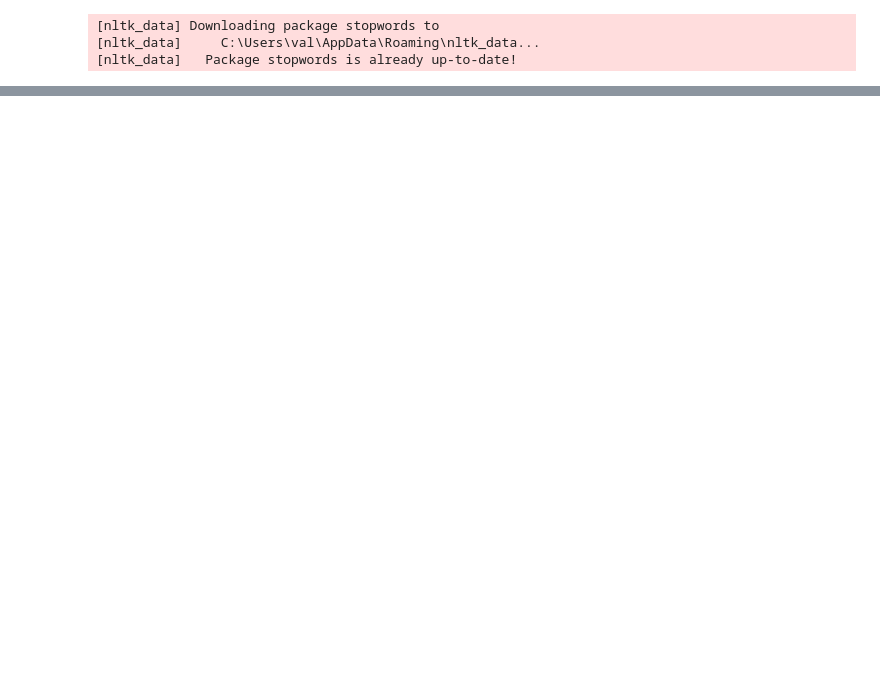
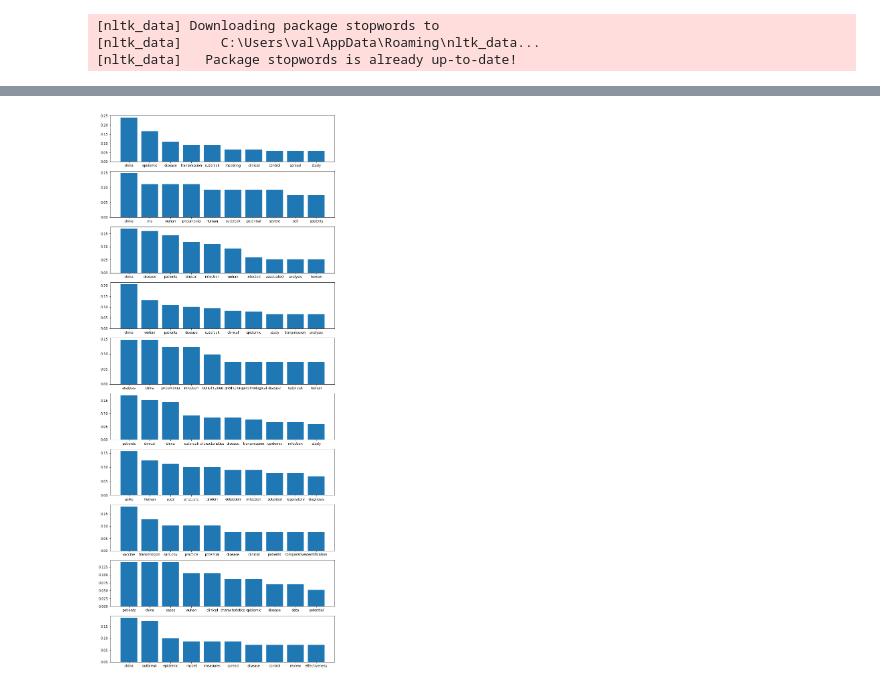
Before and after one commit to ValerianRey/Browser-19, a Jupyter notebook: Network.ipynb, the cells around one changed output, grey strips where cells are left out. Cells and saved outputs as stored; diff of their text form; code cells hidden in the pictures; blank space fills up the shorter version.

```diff
--- a/Network.ipynb
+++ b/Network.ipynb
@@ -309,33 +339,38 @@ for cluster in clusters:
 # %%
 min_community_size = 0
 top_k = 10
+title_to_cluster = {}
 
 if dtype == 'title':
     fig, ax =  plt.subplots(len(clusters))
     fig.set_size_inches(12, 30)
     i = 0
     for cluster in clusters:
         if len(cluster) < min_community_size:
             continue
         word_count = {}
         for title in cluster:
+            title_to_cluster.update({title: i})
             if type(title) != str:
                 print("Error: title is not a string => " + repr(title))
             tokens = clean_and_tokenize(title)
             for token in tokens:
                 if token in stop_words:
                     continue
                 if token in word_count.keys():
                     word_count[token] += 1
                 else:
                     word_count[token] = 1
 
         x = sorted(word_count, key=word_count.get, reverse=True)[:top_k]
         height = sorted(word_count.values(), reverse=True)[:top_k]
         norm = [float(i)/sum(height) for i in height]
         ax[i].bar(x, norm)
         i += 1
     plt.show()
+    nx.set_node_attributes(G, title_to_cluster, "cluster")
+# %% [output]
+[figure, added]
 # %%
 min_community_size = 0
 top_k = 10
```
Also changed, not shown: parts of 15 cells of this notebook, 2 other files.
